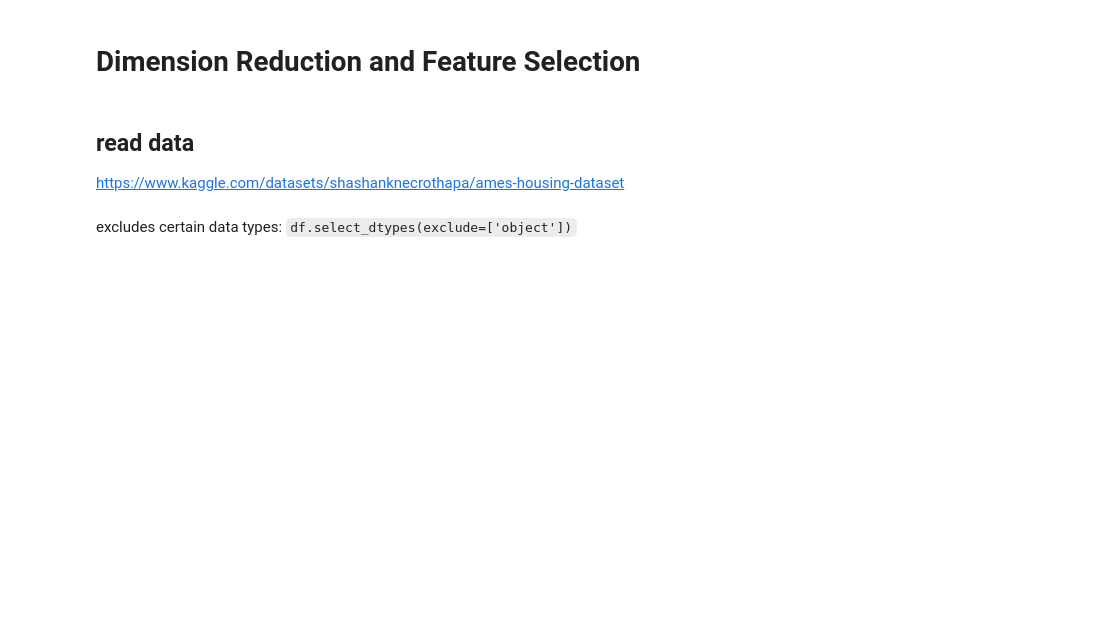
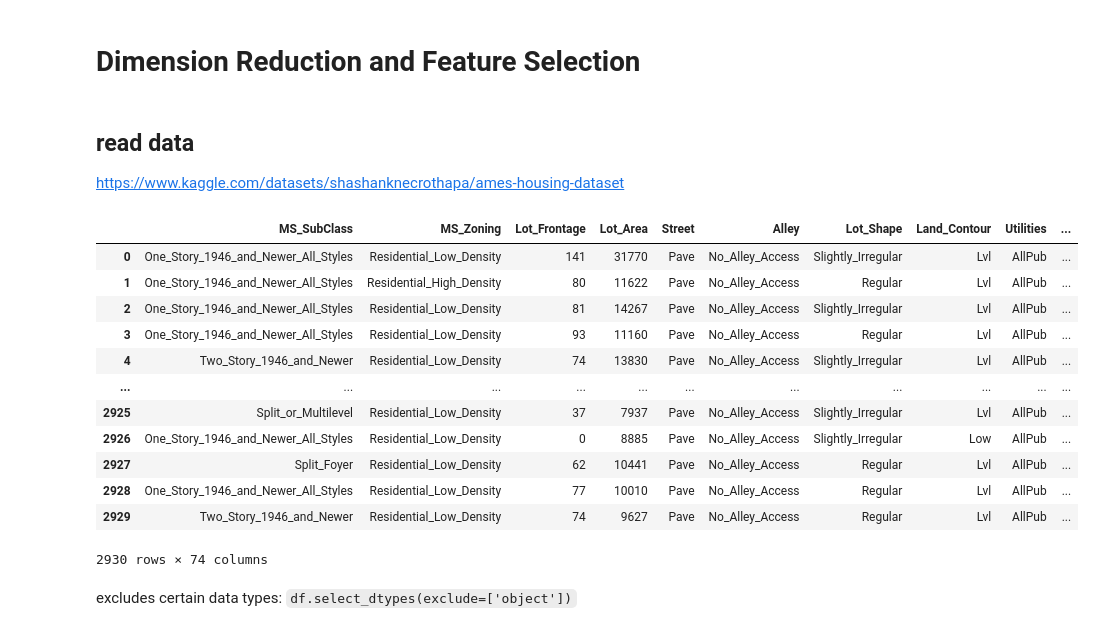
Before and after one commit to xuemeic/MTDS, a Jupyter notebook: notebooks/dim_reduction.ipynb, the cells around one changed output. Cells and saved outputs as stored; diff of their text form; code cells hidden in the pictures; blank space fills up the shorter version.

```diff
--- a/notebooks/dim_reduction.ipynb
+++ b/notebooks/dim_reduction.ipynb
@@ -9,5 +9,23 @@ from sklearn.metrics import root_mean_squared_error
 # %% [markdown]
 ## read data
 https://www.kaggle.com/datasets/shashanknecrothapa/ames-housing-dataset
+# %%
+ames = pd.read_csv("../data/ames.csv")
+# %%
+ames
+# %% [output]
+|  | MS_SubClass | MS_Zoning | Lot_Frontage | Lot_Area | Street | Alley | Lot_Shape | Land_Contour | Utilities | ... |
+| 0 | One_Story_1946_and_Newer_All_Styles | Residential_Low_Density | 141 | 31770 | Pave | No_Alley_Access | Slightly_Irregular | Lvl | AllPub | ... |
+| 1 | One_Story_1946_and_Newer_All_Styles | Residential_High_Density | 80 | 11622 | Pave | No_Alley_Access | Regular | Lvl | AllPub | ... |
+| 2 | One_Story_1946_and_Newer_All_Styles | Residential_Low_Density | 81 | 14267 | Pave | No_Alley_Access | Slightly_Irregular | Lvl | AllPub | ... |
+| 3 | One_Story_1946_and_Newer_All_Styles | Residential_Low_Density | 93 | 11160 | Pave | No_Alley_Access | Regular | Lvl | AllPub | ... |
+| 4 | Two_Story_1946_and_Newer | Residential_Low_Density | 74 | 13830 | Pave | No_Alley_Access | Slightly_Irregular | Lvl | AllPub | ... |
+| ... | ... | ... | ... | ... | ... | ... | ... | ... | ... | ... |
+| 2925 | Split_or_Multilevel | Residential_Low_Density | 37 | 7937 | Pave | No_Alley_Access | Slightly_Irregular | Lvl | AllPub | ... |
+| 2926 | One_Story_1946_and_Newer_All_Styles | Residential_Low_Density | 0 | 8885 | Pave | No_Alley_Access | Slightly_Irregular | Low | AllPub | ... |
+| 2927 | Split_Foyer | Residential_Low_Density | 62 | 10441 | Pave | No_Alley_Access | Regular | Lvl | AllPub | ... |
+| 2928 | One_Story_1946_and_Newer_All_Styles | Residential_Low_Density | 77 | 10010 | Pave | No_Alley_Access | Regular | Lvl | AllPub | ... |
+| 2929 | Two_Story_1946_and_Newer | Residential_Low_Density | 74 | 9627 | Pave | No_Alley_Access | Regular | Lvl | AllPub | ... |
+2930 rows × 74 columns
 # %% [markdown]
 excludes certain data types: `df.select_dtypes(exclude=['object'])`
```
Also changed, not shown: parts of 12 cells of this notebook.
